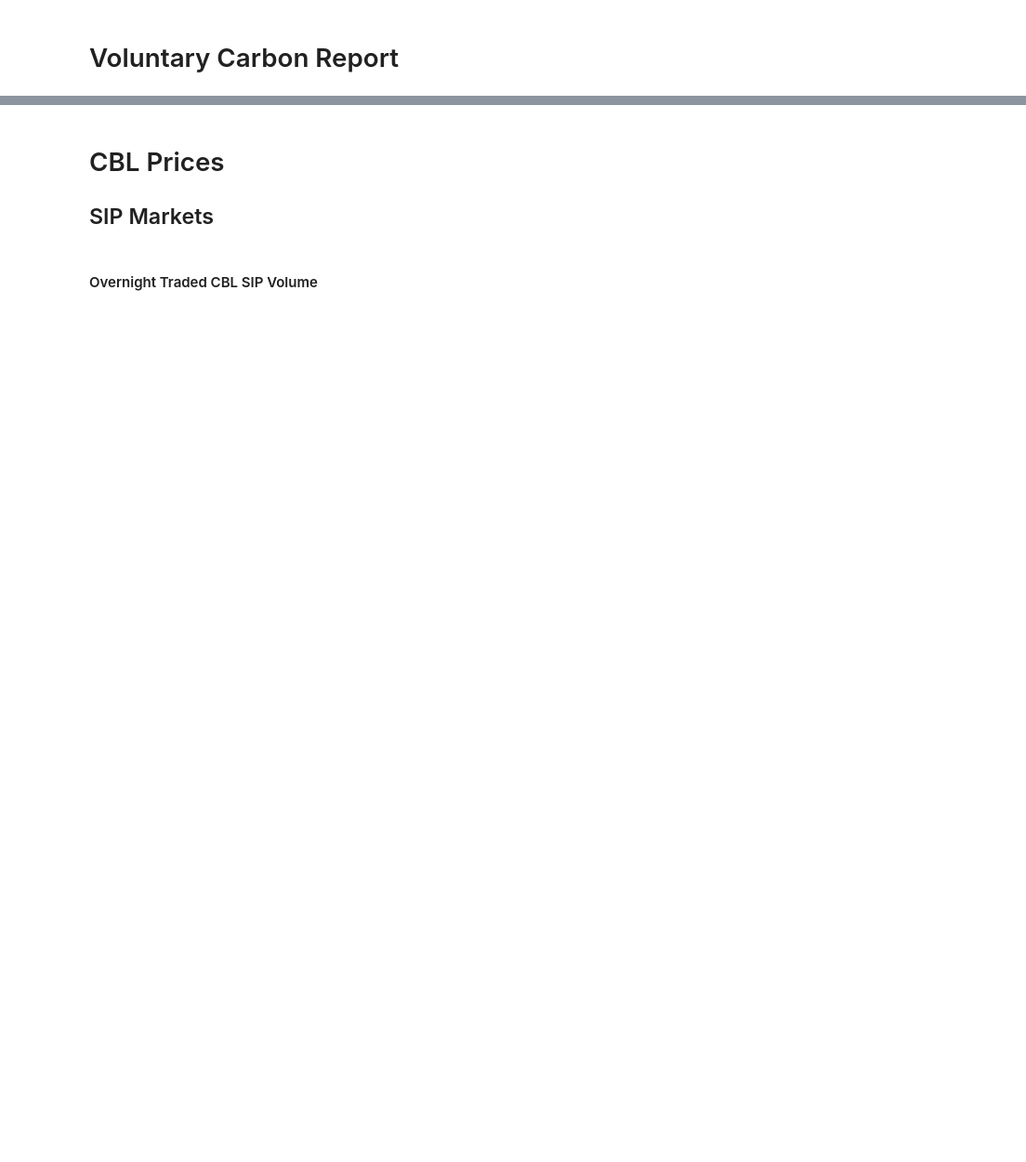
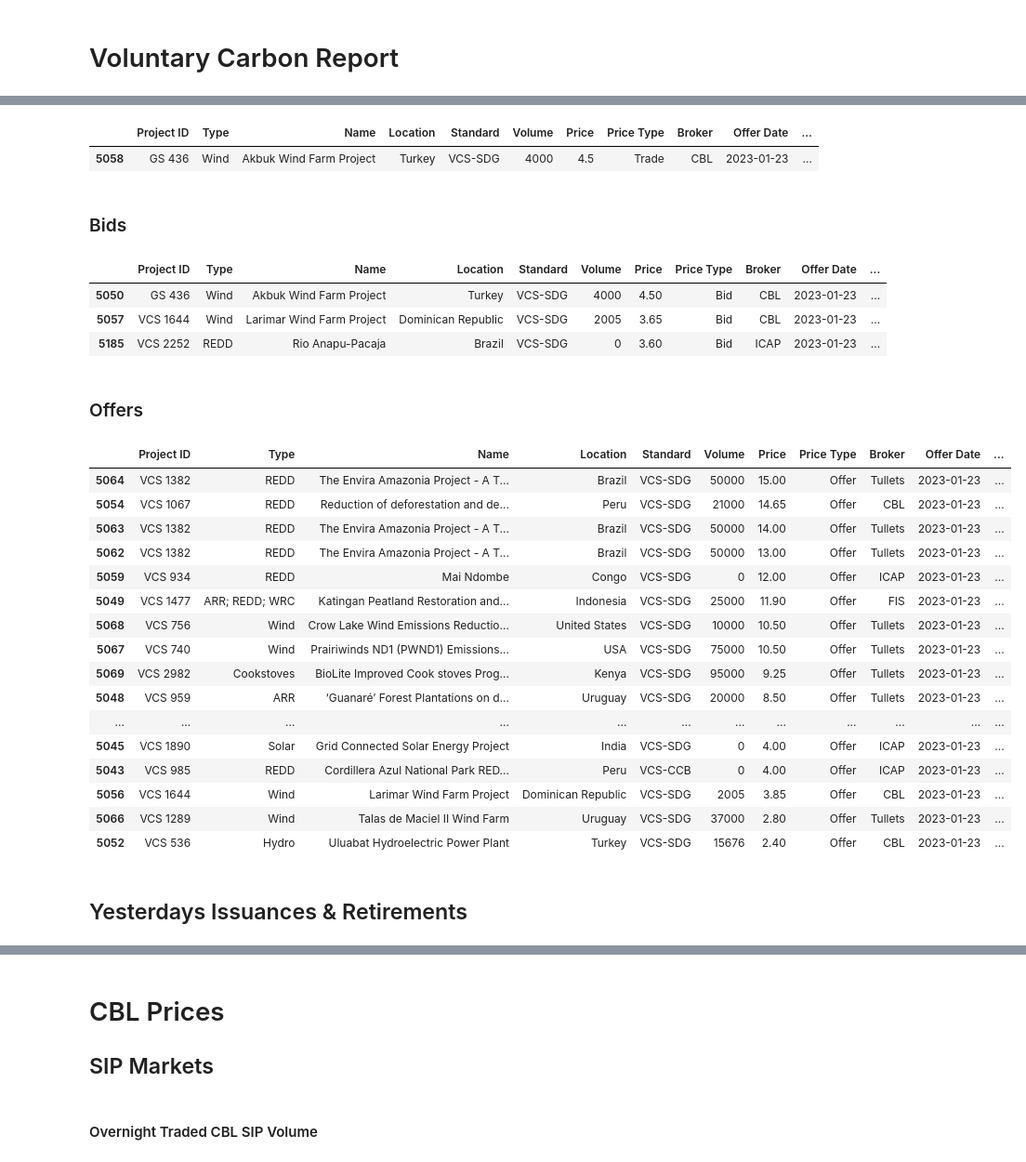
Before and after one commit to SamCurtis111/Voila_Testing, a Jupyter notebook: Carbon Report.ipynb, the cells around one changed output, grey strips where cells are left out. Shown at 93% size. Cells and saved outputs as stored; diff of their text form; code cells hidden in the pictures; blank space fills up the shorter version.

```diff
--- a/Carbon Report.ipynb
+++ b/Carbon Report.ipynb
@@ -27,0 +36,6 @@ from plotly.subplots import make_subplots
+# %%
+query = 'select * from \"Broker_Markets\"'
+broker_markets = pd.read_sql(query, engine)
+broker_markets['Offer Date'] = [i.date() for i in broker_markets['Offer Date']]
+broker_markets = broker_markets.drop(columns=['Notes', 'Year','Month'])
+broker_markets.head()
@@ -27,0 +49,46 @@ from plotly.subplots import make_subplots
+# %%
+today = datetime.today()
+yest = today - timedelta(days=1)
+yesterday = yest.date()
+
+markets_yesterday = broker_markets[broker_markets['Offer Date']==yesterday]
+trades_yesterday = markets_yesterday[markets_yesterday['Price Type']=='Trade']
+trades_yesterday
+# %% [output]
+|  | Project ID | Type | Name | Location | Standard | Volume | Price | Price Type | Broker | Offer Date | ... |
+| 5058 | GS 436 | Wind | Akbuk Wind Farm Project | Turkey | VCS-SDG | 4000 | 4.5 | Trade | CBL | 2023-01-23 | ... |
+# %% [markdown]
+### Bids
+# %%
+bids_yesterday = markets_yesterday[markets_yesterday['Price Type']=='Bid']
+bids_yesterday
+# %% [output]
+|  | Project ID | Type | Name | Location | Standard | Volume | Price | Price Type | Broker | Offer Date | ... |
+| 5050 | GS 436 | Wind | Akbuk Wind Farm Project | Turkey | VCS-SDG | 4000 | 4.50 | Bid | CBL | 2023-01-23 | ... |
+| 5057 | VCS 1644 | Wind | Larimar Wind Farm Project | Dominican Republic | VCS-SDG | 2005 | 3.65 | Bid | CBL | 2023-01-23 | ... |
+| 5185 | VCS 2252 | REDD | Rio Anapu-Pacaja | Brazil | VCS-SDG | 0 | 3.60 | Bid | ICAP | 2023-01-23 | ... |
+# %% [markdown]
+### Offers
+# %%
+offers_yesterday = markets_yesterday[markets_yesterday['Price Type']=='Offer']
+offers_yesterday.sort_values(by='Price', ascending=False)
+# %% [output]
+|  | Project ID | Type | Name | Location | Standard | Volume | Price | Price Type | Broker | Offer Date | ... |
+| 5064 | VCS 1382 | REDD | The Envira Amazonia Project - A T... | Brazil | VCS-SDG | 50000 | 15.00 | Offer | Tullets | 2023-01-23 | ... |
+| 5054 | VCS 1067 | REDD | Reduction of deforestation and de... | Peru | VCS-SDG | 21000 | 14.65 | Offer | CBL | 2023-01-23 | ... |
+| 5063 | VCS 1382 | REDD | The Envira Amazonia Project - A T... | Brazil | VCS-SDG | 50000 | 14.00 | Offer | Tullets | 2023-01-23 | ... |
+| 5062 | VCS 1382 | REDD | The Envira Amazonia Project - A T... | Brazil | VCS-SDG | 50000 | 13.00 | Offer | Tullets | 2023-01-23 | ... |
+| 5059 | VCS 934 | REDD | Mai Ndombe | Congo | VCS-SDG | 0 | 12.00 | Offer | ICAP | 2023-01-23 | ... |
+| 5049 | VCS 1477 | ARR; REDD; WRC | Katingan Peatland Restoration and... | Indonesia | VCS-SDG | 25000 | 11.90 | Offer | FIS | 2023-01-23 | ... |
+| 5068 | VCS 756 | Wind | Crow Lake Wind Emissions Reductio... | United States | VCS-SDG | 10000 | 10.50 | Offer | Tullets | 2023-01-23 | ... |
+| 5067 | VCS 740 | Wind | Prairiwinds ND1 (PWND1) Emissions... | USA | VCS-SDG | 75000 | 10.50 | Offer | Tullets | 2023-01-23 | ... |
+| 5069 | VCS 2982 | Cookstoves | BioLite Improved Cook stoves Prog... | Kenya | VCS-SDG | 95000 | 9.25 | Offer | Tullets | 2023-01-23 | ... |
+| 5048 | VCS 959 | ARR | ‘Guanaré’ Forest Plantations on d... | Uruguay | VCS-SDG | 20000 | 8.50 | Offer | Tullets | 2023-01-23 | ... |
+| ... | ... | ... | ... | ... | ... | ... | ... | ... | ... | ... | ... |
+| 5045 | VCS 1890 | Solar | Grid Connected Solar Energy Project | India | VCS-SDG | 0 | 4.00 | Offer | ICAP | 2023-01-23 | ... |
+| 5043 | VCS 985 | REDD | Cordillera Azul National Park RED... | Peru | VCS-CCB | 0 | 4.00 | Offer | ICAP | 2023-01-23 | ... |
+| 5056 | VCS 1644 | Wind | Larimar Wind Farm Project | Dominican Republic | VCS-SDG | 2005 | 3.85 | Offer | CBL | 2023-01-23 | ... |
+| 5066 | VCS 1289 | Wind | Talas de Maciel II Wind Farm | Uruguay | VCS-SDG | 37000 | 2.80 | Offer | Tullets | 2023-01-23 | ... |
+| 5052 | VCS 536 | Hydro | Uluabat Hydroelectric Power Plant | Turkey | VCS-SDG | 15676 | 2.40 | Offer | CBL | 2023-01-23 | ... |
+# %% [markdown]
+## Yesterdays Issuances & Retirements
```
Also changed, not shown: parts of 38 cells of this notebook, 2 other files.
